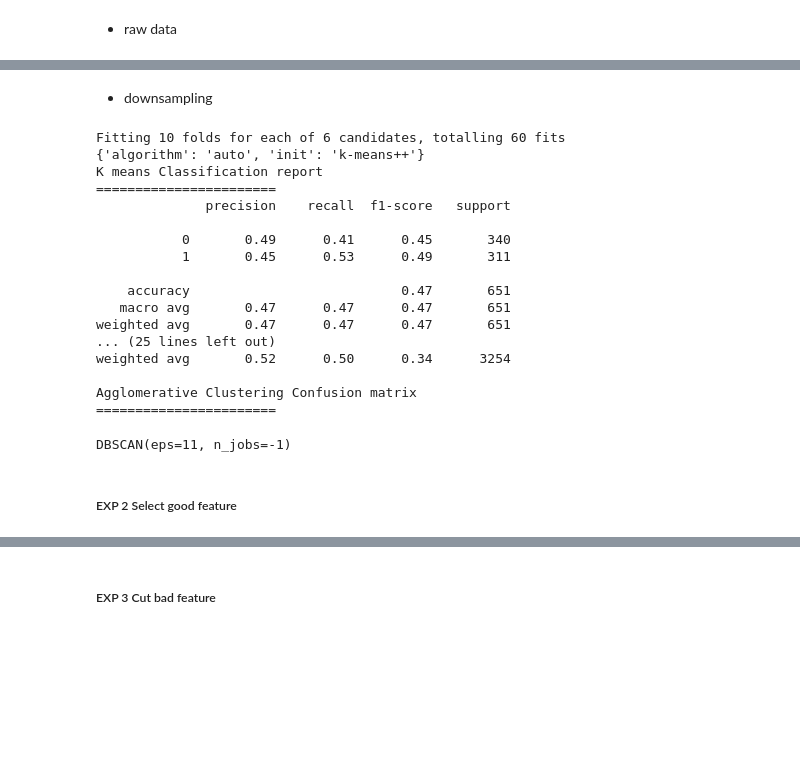
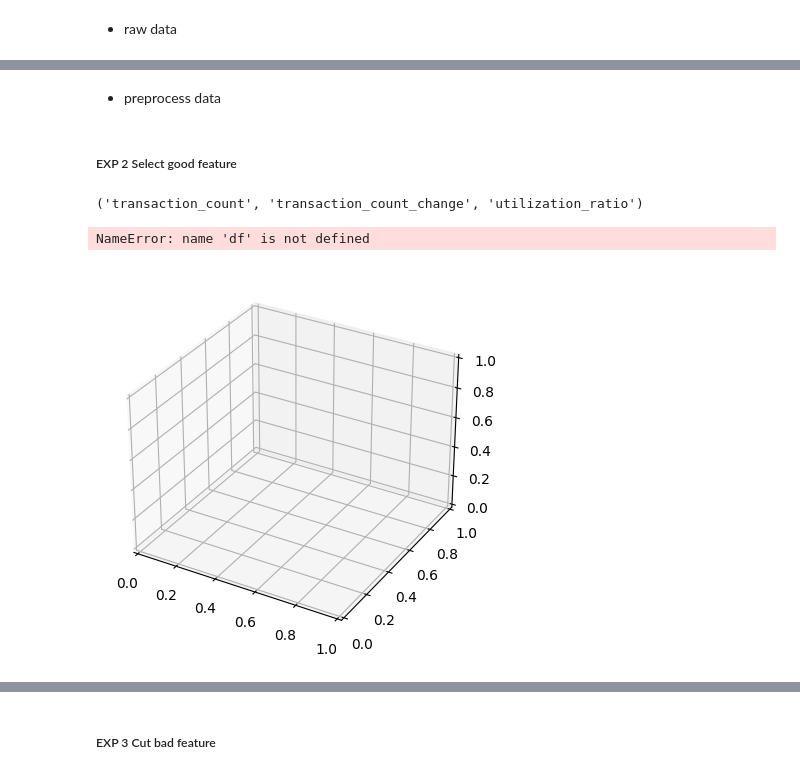
Before and after one commit to thanachart29/Machine-Learning-Class, a Jupyter notebook: hw3/hw3_6321_6336.ipynb, the cells around one changed output, grey strips where cells are left out. Drawn from its saved outputs; the diff is of its cells as text; code cells hidden in the pictures; blank space fills up the shorter version.

```diff
--- a/hw3/hw3_6321_6336.ipynb
+++ b/hw3/hw3_6321_6336.ipynb
@@ -487,27 +490,2 @@ DBSCAN(eps=11, n_jobs=-1)
-# %% [markdown]
-- downsampling
-# %%
-drop_list = None
-select_list = None
-trainK_mean(drop_list, select_list, upsampling_flag = False, downsampling_flag = True, remove_outlier_flag = False, correct_skewed_flag = False)
-trainAgglomerative(drop_list, select_list, upsampling_flag = False, downsampling_flag = True, remove_outlier_flag = False, correct_skewed_flag = False)
-trainDBSCAN(drop_list, select_list, upsampling_flag = False, downsampling_flag = True, remove_outlier_flag = False, correct_skewed_flag = False)
-# %% [output]
-Fitting 10 folds for each of 6 candidates, totalling 60 fits
-{'algorithm': 'auto', 'init': 'k-means++'}
-K means Classification report
-=======================
-              precision    recall  f1-score   support
-
-           0       0.49      0.41      0.45       340
-           1       0.45      0.53      0.49       311
-
-    accuracy                           0.47       651
-   macro avg       0.47      0.47      0.47       651
-weighted avg       0.47      0.47      0.47       651
-... (25 lines left out)
-weighted avg       0.52      0.50      0.34      3254
-
-Agglomerative Clustering Confusion matrix
-=======================
-DBSCAN(eps=11, n_jobs=-1)
+# %% [markdown]
+- preprocess data
@@ -514,2 +499,19 @@ DBSCAN(eps=11, n_jobs=-1)
 # %% [markdown]
 ##### EXP 2 Select good feature
+# %%
+import itertools
+select_list = ['transaction_count', 'transaction_count_change', 'utilization_ratio', 'transaction_amount', 'revolving_balance', 'contact_num', 'month_inactive', 'total_product']
+comb = itertools.combinations(select_list,3)
+for val in comb:
+    print(val)
+    fig = plt.figure()
+    ax = fig.add_subplot(111, projection = '3d')
+    x = df[val[0]]
+    y = df[val[1]]
+    z = df[val[2]]
+    ax.scatter(x, y, z,c=df['y'], s=1)
+    plt.show()
+# %% [output]
+('transaction_count', 'transaction_count_change', 'utilization_ratio')
+NameError: name 'df' is not defined
+[figure, added]
```
Also changed, not shown: parts of 15 cells of this notebook.
